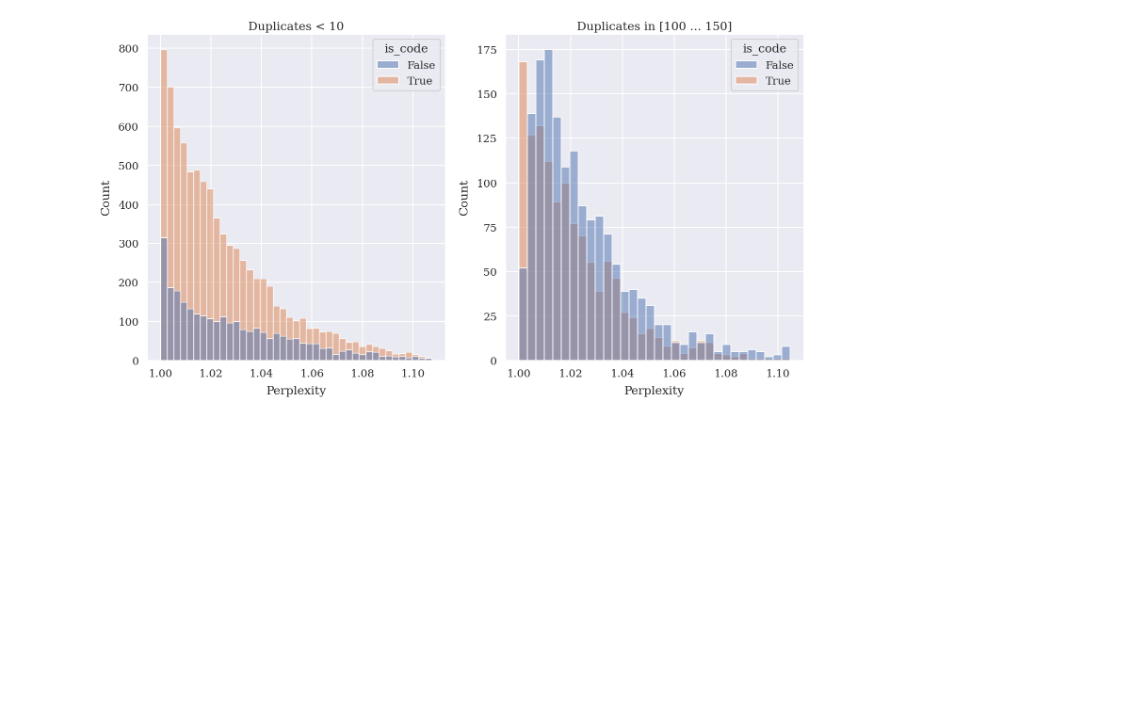
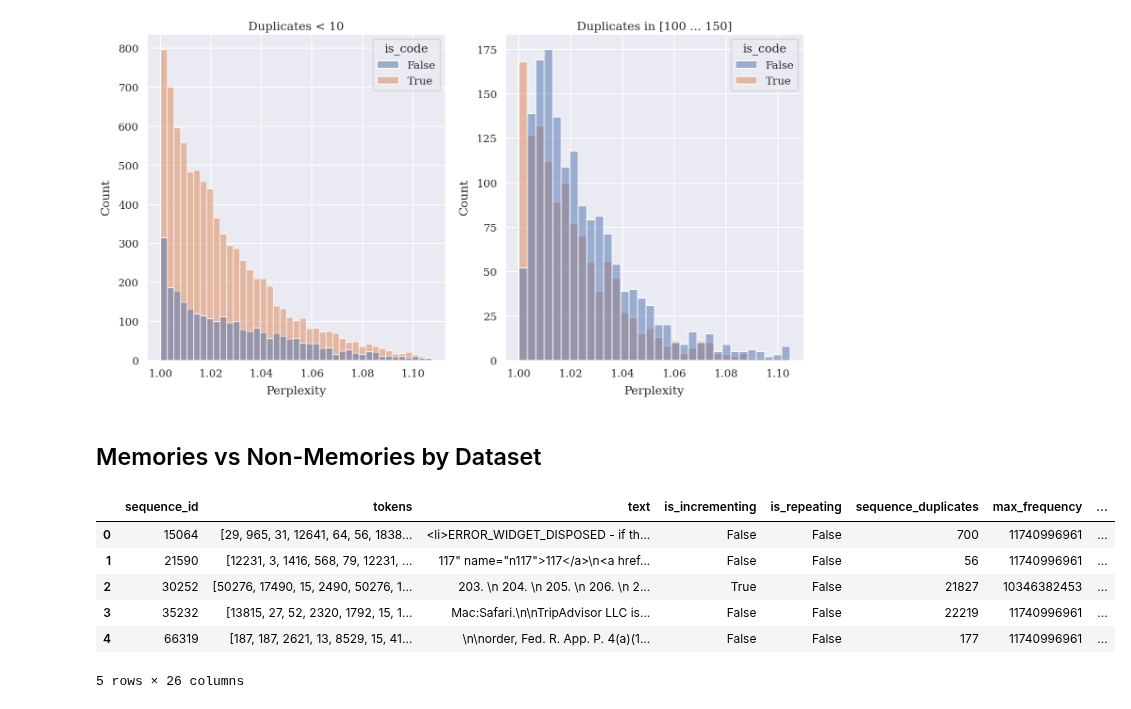
Before and after one commit to EleutherAI/semantic-memorization, a Jupyter notebook: working_dirs/kyle/results_analysis/ppl_dup_figure.ipynb, the cells around one changed output. Cells and saved outputs as stored; diff of their text form; code cells hidden in the pictures; blank space fills up the shorter version.

```diff
--- a/working_dirs/kyle/results_analysis/ppl_dup_figure.ipynb
+++ b/working_dirs/kyle/results_analysis/ppl_dup_figure.ipynb
@@ -161,3 +165,17 @@ for i, plotting_frame in enumerate(plotting_frames):
 # plt.tight_layout()
 # %% [output]
 [figure]
+# %% [markdown]
+## Memories vs Non-Memories by Dataset
+# %%
+memories_dataset = load_dataset(memories_path, split="memories_deduped_12b").to_pandas()
+memories_dataset["Memorized"] = True
+memories_dataset.head()
+# %% [output]
+|  | sequence_id | tokens | text | is_incrementing | is_repeating | sequence_duplicates | max_frequency | ... |
+| 0 | 15064 | [29, 965, 31, 12641, 64, 56, 1838... | <li>ERROR_WIDGET_DISPOSED - if th... | False | False | 700 | 11740996961 | ... |
+| 1 | 21590 | [12231, 3, 1416, 568, 79, 12231, ... | 117" name="n117">117</a>\n<a href... | False | False | 56 | 11740996961 | ... |
+| 2 | 30252 | [50276, 17490, 15, 2490, 50276, 1... | 203. \n 204. \n 205. \n 206. \n 2... | True | False | 21827 | 10346382453 | ... |
+| 3 | 35232 | [13815, 27, 52, 2320, 1792, 15, 1... | Mac:Safari.\n\nTripAdvisor LLC is... | False | False | 22219 | 11740996961 | ... |
+| 4 | 66319 | [187, 187, 2621, 13, 8529, 15, 41... | \n\norder, Fed. R. App. P. 4(a)(1... | False | False | 177 | 11740996961 | ... |
+5 rows × 26 columns
```
Also changed, not shown: parts of 7 cells of this notebook, 1 other file.
